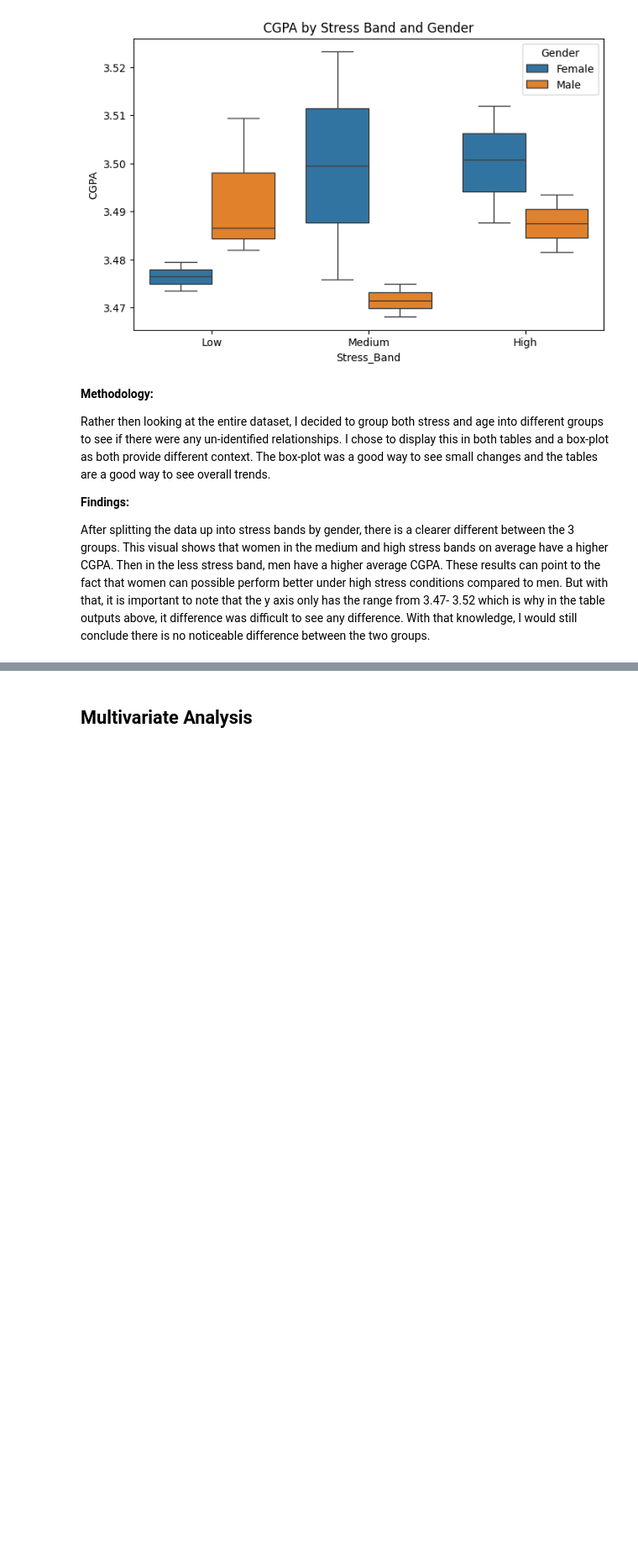
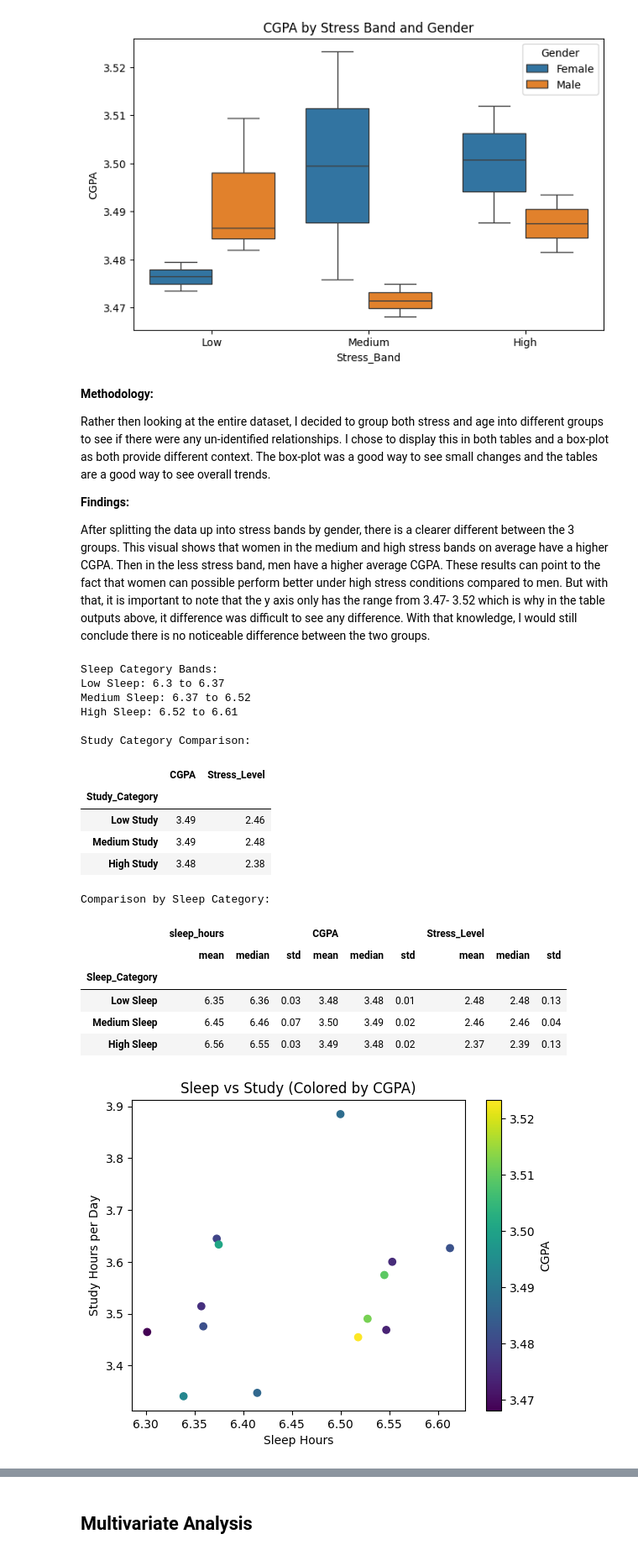
Before and after one commit to rebeccafalash/project_2_618, a Jupyter notebook: project1_v2.ipynb, the cells around one changed output, grey strips where cells are left out. Shown at 84% size. Saved outputs shown, nothing was run; the diff lists cells and outputs as text; code cells hidden in the pictures; blank space fills up the shorter version.

```diff
--- a/project1_v2.ipynb
+++ b/project1_v2.ipynb
@@ -291,3 +509,76 @@ Rather then looking at the entire dataset, I decided to group both stress and ag
 After splitting the data up into stress bands by gender, there is a clearer different between the 3 groups. This visual shows that women in the medium and high stress bands on average have a higher CGPA. Then in the less stress band, men have a higher average CGPA. These results can point to the fact that women can possible perform better under high stress conditions compared to men. But with that, it is important to note that the y axis only has the range from 3.47- 3.52 which is why in the table outputs above, it difference was difficult to see any difference. With that knowledge, I would still conclude there is no noticeable difference between the two groups.
 # %%
 #Q2
+q2_subset = q2_df.copy()
+
+#Create the sleep category in subset
+q2_subset["Sleep_Category"], bins = pd.qcut(
+    q2_subset["sleep_hours"],
+    q=3,
+    labels=["Low Sleep", "Medium Sleep", "High Sleep"],
+    retbins=True
+)
+
+# Show the sleep bamds
+print("Sleep Category Bands:")
+print("Low Sleep:", round(bins[0], 2), "to", round(bins[1], 2))
+print("Medium Sleep:", round(bins[1], 2), "to", round(bins[2], 2))
+print("High Sleep:", round(bins[2], 2), "to", round(bins[3], 2))
+
+# Compare mean, median, and standard deviation
+sleep_stats = q2_subset.groupby("Sleep_Category", observed=True)[
+    ["sleep_hours", "CGPA", "Stress_Level"]
+].agg(["mean", "median", "std"]).round(2)
+
+# Study Hours Categories
+q2_subset["Study_Category"] = pd.qcut(
+    q2_subset["study_hours_per_day"],
+    q=3,
+    labels=["Low Study", "Medium Study", "High Study"]
+)
+
+print("\nStudy Category Comparison:")
+study_stats = q2_subset.groupby("Study_Category", observed=True)[
+    ["CGPA", "Stress_Level"]
+].mean().round(2)
+
+display(study_stats)
+
+
+print("\nComparison by Sleep Category:")
+display(sleep_stats)
+
+# Scatter plot
+plt.scatter(
+    q2_subset["sleep_hours"],
+    q2_subset["study_hours_per_day"],
+    c=q2_subset["CGPA"]
+)
+
+plt.title("Sleep vs Study (Colored by CGPA)")
+plt.xlabel("Sleep Hours")
+plt.ylabel("Study Hours per Day")
+
+plt.colorbar(label="CGPA")
+
+plt.show()
+# %% [output]
+Sleep Category Bands:
+Low Sleep: 6.3 to 6.37
+Medium Sleep: 6.37 to 6.52
+High Sleep: 6.52 to 6.61
+
+Study Category Comparison:
+|  | CGPA | Stress_Level |
+| Study_Category |  |  |
+| Low Study | 3.49 | 2.46 |
+| Medium Study | 3.49 | 2.48 |
+| High Study | 3.48 | 2.38 |
+Comparison by Sleep Category:
+|  | sleep_hours |  |  | CGPA |  |  | Stress_Level |  |  |
+|  | mean | median | std | mean | median | std | mean | median | std |
+| Sleep_Category |  |  |  |  |  |  |  |  |  |
+| Low Sleep | 6.35 | 6.36 | 0.03 | 3.48 | 3.48 | 0.01 | 2.48 | 2.48 | 0.13 |
+| Medium Sleep | 6.45 | 6.46 | 0.07 | 3.50 | 3.49 | 0.02 | 2.46 | 2.46 | 0.04 |
+| High Sleep | 6.56 | 6.55 | 0.03 | 3.49 | 3.48 | 0.02 | 2.37 | 2.39 | 0.13 |
+[figure, added]
```
Also changed, not shown: parts of 16 cells of this notebook.
